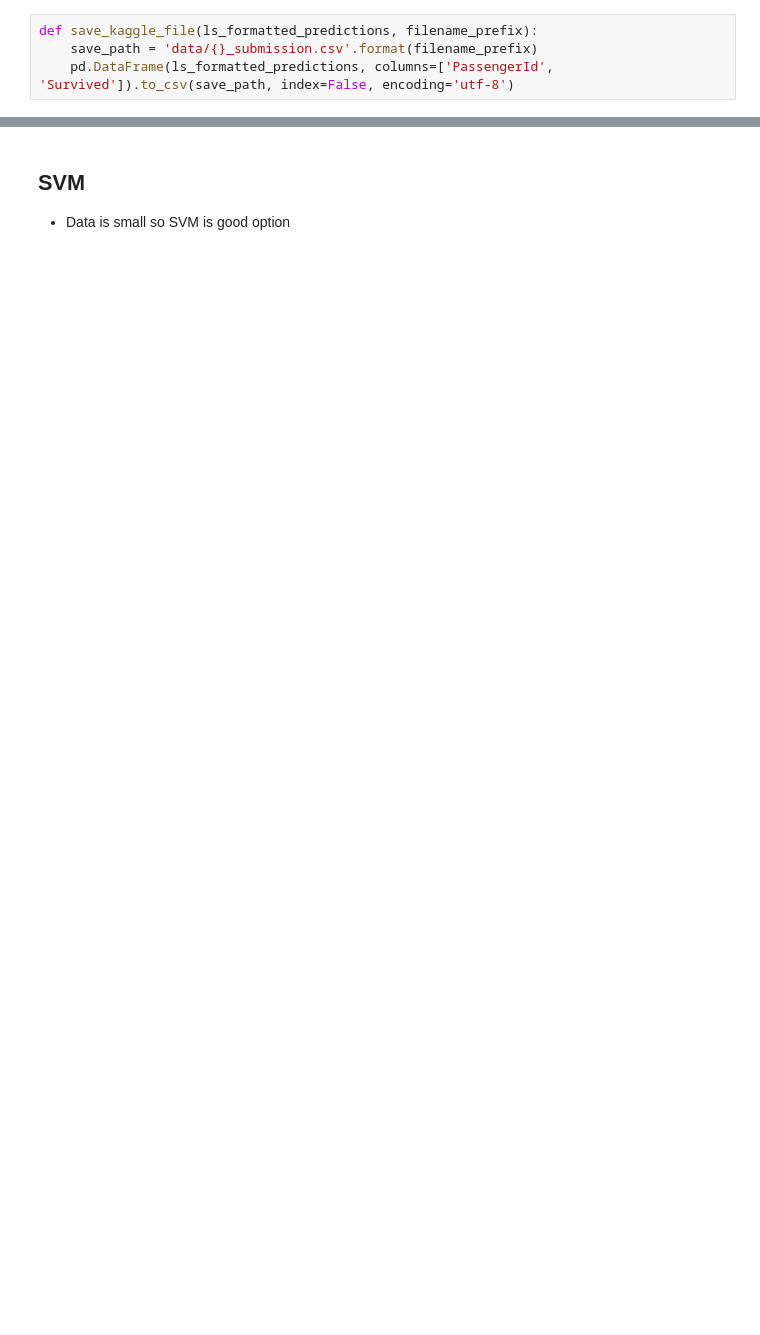
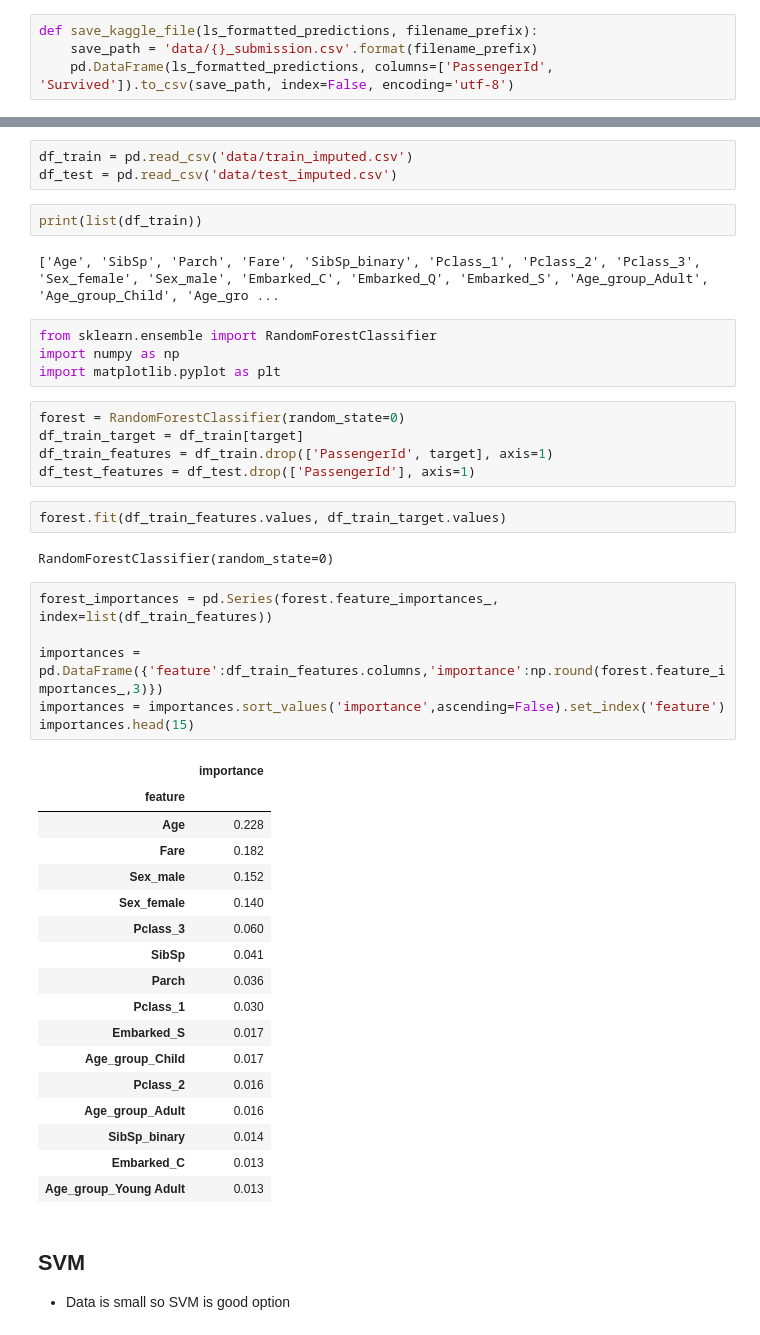
Before and after one commit to betterchedder/titanicSurvival, a Jupyter notebook: Train Data Modeling.ipynb, the cells around one changed output, grey strips where cells are left out. Cells and saved outputs as stored; diff of their text form; blank space fills up the shorter version.

```diff
--- a/Train Data Modeling.ipynb
+++ b/Train Data Modeling.ipynb
@@ -54,3 +59,47 @@ def save_kaggle_file(ls_formatted_predictions, filename_prefix):
+# %%
+df_train = pd.read_csv('data/train_imputed.csv')
+df_test = pd.read_csv('data/test_imputed.csv')
+# %%
+print(list(df_train))
+# %% [output]
+['Age', 'SibSp', 'Parch', 'Fare', 'SibSp_binary', 'Pclass_1', 'Pclass_2', 'Pclass_3', 'Sex_female', 'Sex_male', 'Embarked_C', 'Embarked_Q', 'Embarked_S', 'Age_group_Adult', 'Age_group_Child', 'Age_gro ...
+# %%
+from sklearn.ensemble import RandomForestClassifier
+import numpy as np
+import matplotlib.pyplot as plt
+# %%
+forest = RandomForestClassifier(random_state=0)
+df_train_target = df_train[target]
+df_train_features = df_train.drop(['PassengerId', target], axis=1)
+df_test_features = df_test.drop(['PassengerId'], axis=1)
+# %%
+forest.fit(df_train_features.values, df_train_target.values)
+# %% [output]
+RandomForestClassifier(random_state=0)
+# %%
+forest_importances = pd.Series(forest.feature_importances_, index=list(df_train_features))
+
+importances = pd.DataFrame({'feature':df_train_features.columns,'importance':np.round(forest.feature_importances_,3)})
+importances = importances.sort_values('importance',ascending=False).set_index('feature')
+importances.head(15)
+# %% [output]
+|  | importance |
+| feature |  |
+| Age | 0.228 |
+| Fare | 0.182 |
+| Sex_male | 0.152 |
+| Sex_female | 0.140 |
+| Pclass_3 | 0.060 |
+| SibSp | 0.041 |
+| Parch | 0.036 |
+| Pclass_1 | 0.030 |
+| Embarked_S | 0.017 |
+| Age_group_Child | 0.017 |
+| Pclass_2 | 0.016 |
+| Age_group_Adult | 0.016 |
+| SibSp_binary | 0.014 |
+| Embarked_C | 0.013 |
+| Age_group_Young Adult | 0.013 |
 # %% [markdown]
 ## SVM
 - Data is small so SVM is good option
```
Also changed, not shown: parts of 50 cells of this notebook.
